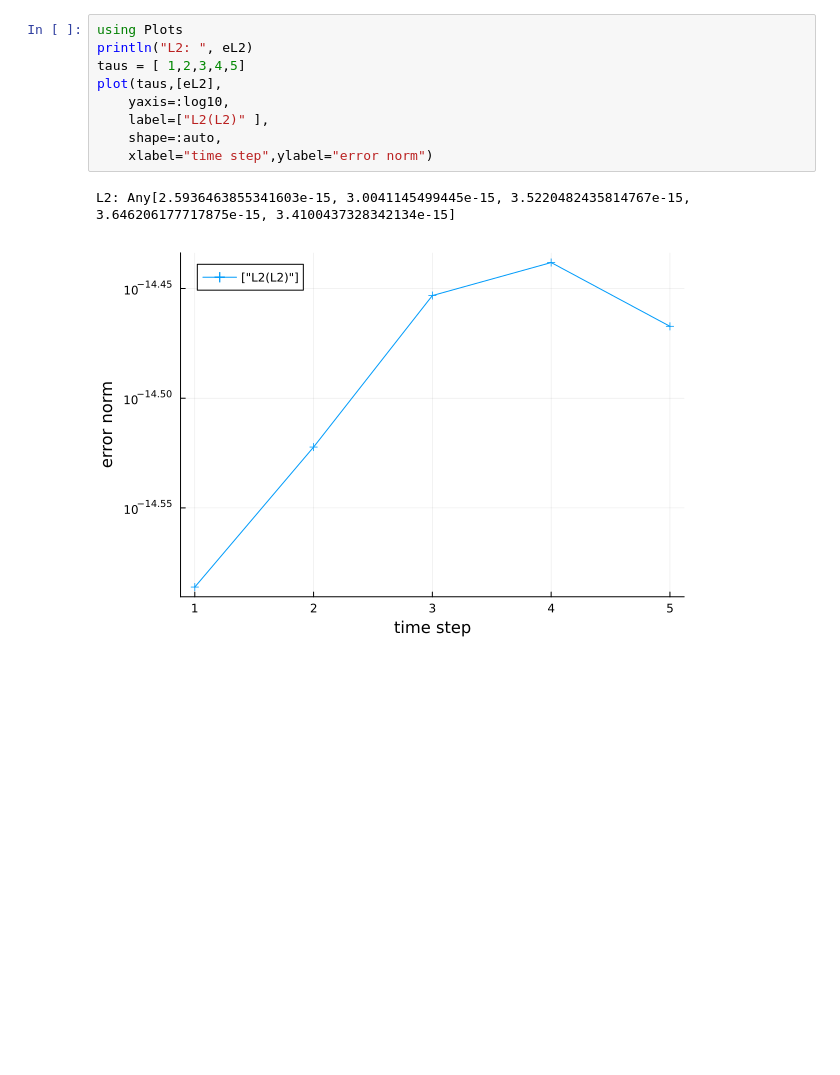
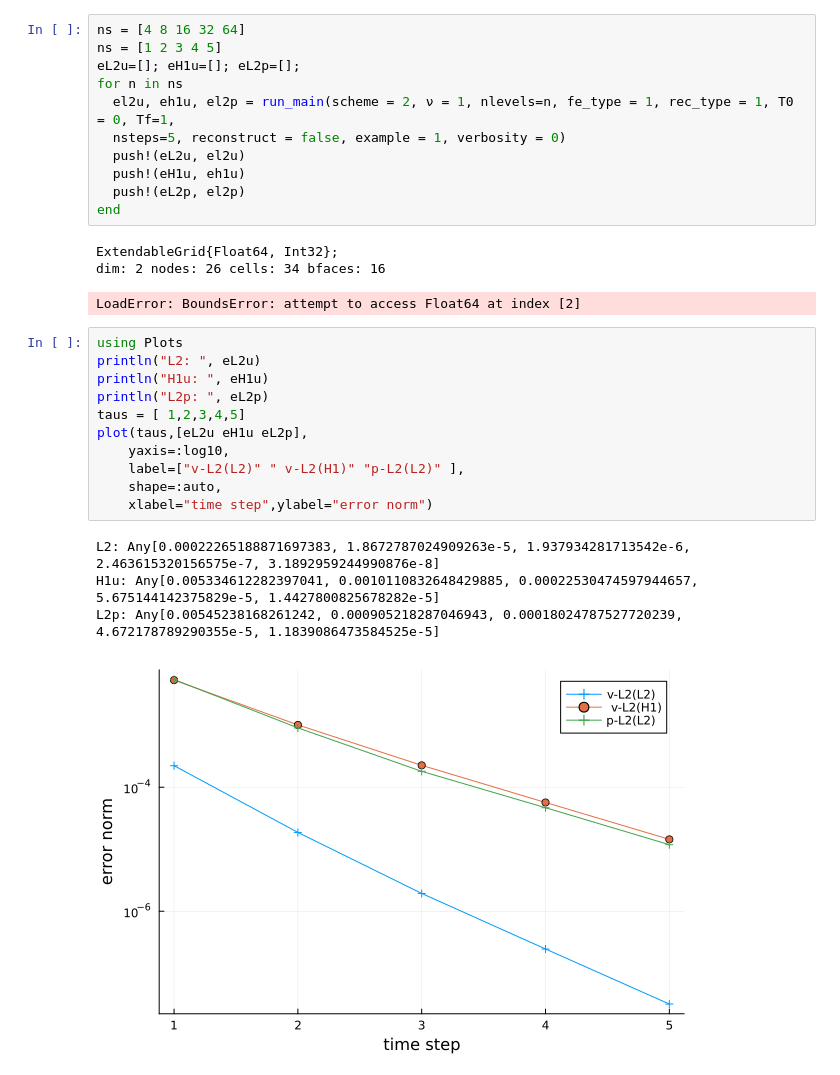
Before and after one commit to naveedwias/julia_codespace_template, a Jupyter notebook: my_examples/FractionalTransientStokes.ipynb, the cells around one changed output. Saved outputs shown, nothing was run; the diff lists cells and outputs as text; blank space fills up the shorter version.

```diff
--- a/my_examples/FractionalTransientStokes.ipynb
+++ b/my_examples/FractionalTransientStokes.ipynb
@@ -206,12 +228,31 @@ bj = [1.0, -1.0, 0.0, 0.0, 0.0, 0.0, 0.0, 0.0, 0.0, 0.0, 0.0, 0.0, 0.0, 0.0, 0.0
+# %%
+ns = [4 8 16 32 64]
+ns = [1 2 3 4 5]
+eL2u=[]; eH1u=[]; eL2p=[];
+for n in ns
+  el2u, eh1u, el2p = run_main(scheme = 2, ν = 1, nlevels=n, fe_type = 1, rec_type = 1, T0 = 0, Tf=1,
+  nsteps=5, reconstruct = false, example = 1, verbosity = 0)
+  push!(eL2u, el2u)
+  push!(eH1u, eh1u)
+  push!(eL2p, el2p)
+end
+# %% [output]
+ExtendableGrid{Float64, Int32};
+dim: 2 nodes: 26 cells: 34 bfaces: 16
+LoadError: BoundsError: attempt to access Float64 at index [2]
 # %%
 using Plots
-println("L2: ", eL2)
+println("L2: ", eL2u)
+println("H1u: ", eH1u)
+println("L2p: ", eL2p)
 taus = [ 1,2,3,4,5]
-plot(taus,[eL2],
+plot(taus,[eL2u eH1u eL2p],
     yaxis=:log10,
-    label=["L2(L2)" ],
+    label=["v-L2(L2)" " v-L2(H1)" "p-L2(L2)" ],
     shape=:auto,
     xlabel="time step",ylabel="error norm")
 # %% [output]
-L2: Any[2.5936463855341603e-15, 3.0041145499445e-15, 3.5220482435814767e-15, 3.646206177717875e-15, 3.4100437328342134e-15]
+L2: Any[0.00022265188871697383, 1.8672787024909263e-5, 1.937934281713542e-6, 2.463615320156575e-7, 3.1892959244990876e-8]
+H1u: Any[0.005334612282397041, 0.0010110832648429885, 0.00022530474597944657, 5.675144142375829e-5, 1.4427800825678282e-5]
+L2p: Any[0.00545238168261242, 0.000905218287046943, 0.00018024787527720239, 4.672178789290355e-5, 1.1839086473584525e-5]
-[figure, old version]
+[figure, new version]
```
Also changed, not shown: parts of 7 cells of this notebook, 3 other files.
